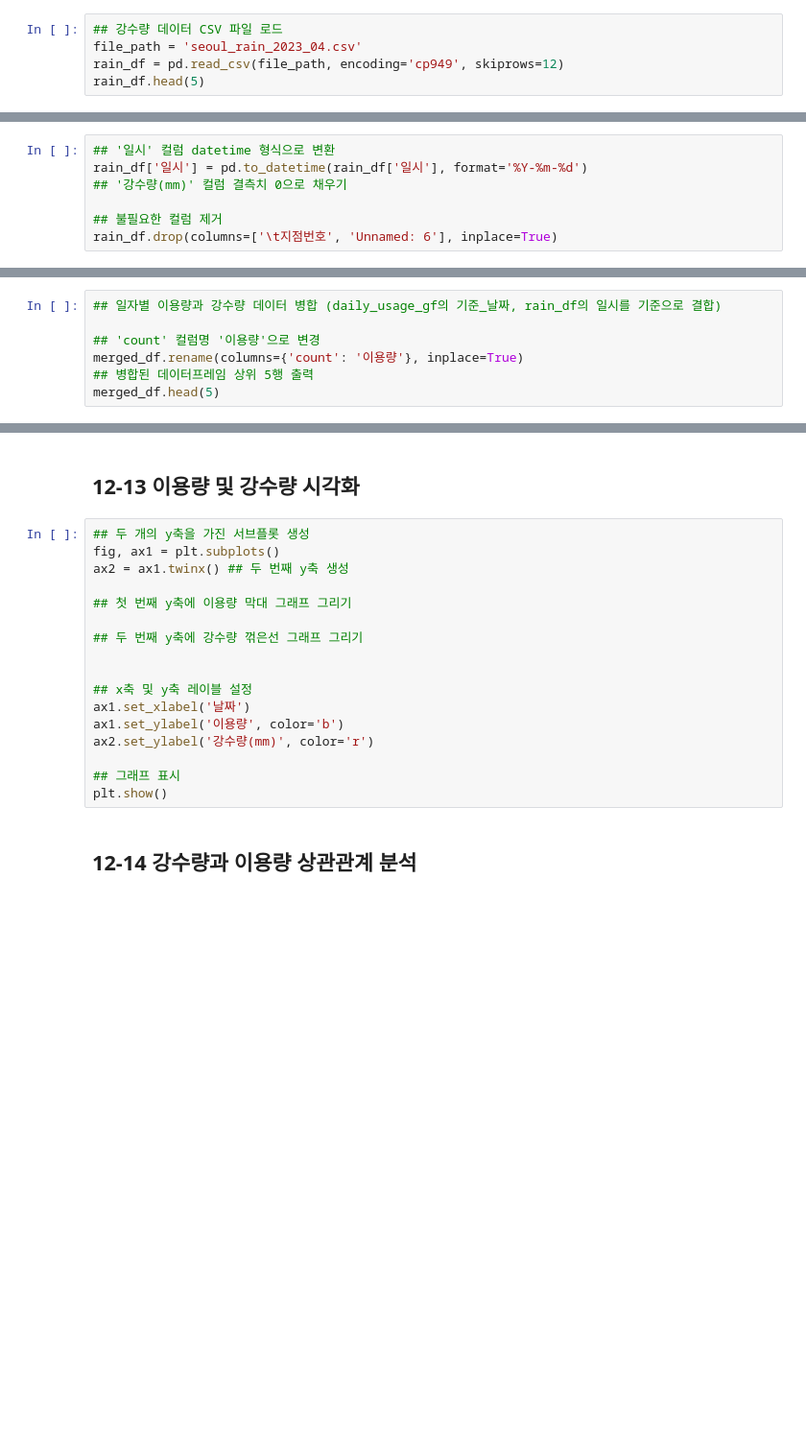
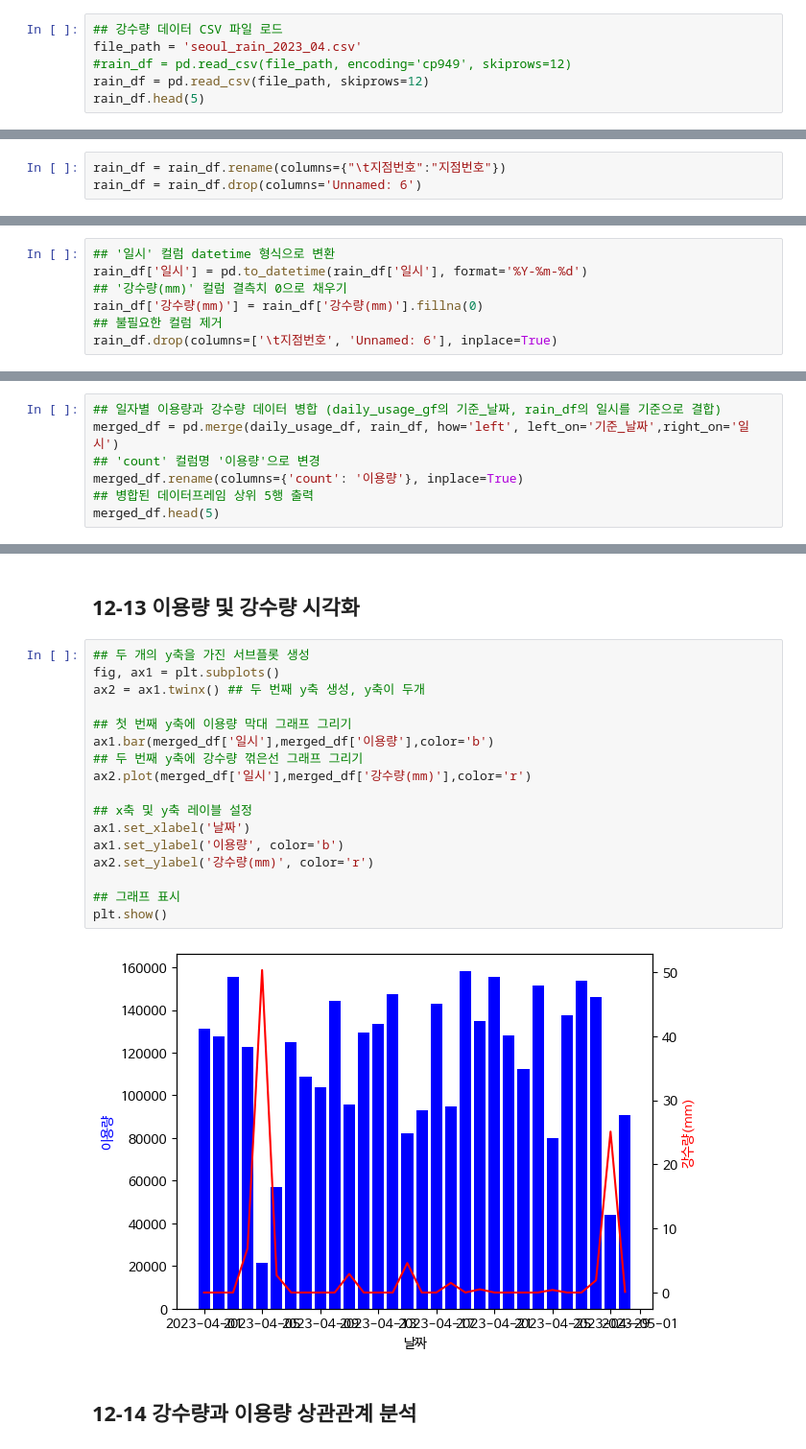
Before and after one commit to JOYCE1216/Data-Analysis-with-Open-Source, a Jupyter notebook: 오픈소스_데이터_분석_12강.ipynb, the cells around one changed output, grey strips where cells are left out. Shown at 96% size. Cells and saved outputs as stored; diff of their text form; blank space fills up the shorter version.

```diff
--- a/오픈소스_데이터_분석_12강.ipynb
+++ b/오픈소스_데이터_분석_12강.ipynb
@@ -271,5 +346,6 @@ plt.show()
 # %%
 ## 강수량 데이터 CSV 파일 로드
 file_path = 'seoul_rain_2023_04.csv'
-rain_df = pd.read_csv(file_path, encoding='cp949', skiprows=12)
+#rain_df = pd.read_csv(file_path, encoding='cp949', skiprows=12)
+rain_df = pd.read_csv(file_path, skiprows=12)
 rain_df.head(5)
@@ -275,0 +359,3 @@ rain_df.head(5)
+# %%
+rain_df = rain_df.rename(columns={"\t지점번호":"지점번호"})
+rain_df = rain_df.drop(columns='Unnamed: 6')
@@ -279,14 +374,14 @@ rain_df.head(5)
 ## '일시' 컬럼 datetime 형식으로 변환
 rain_df['일시'] = pd.to_datetime(rain_df['일시'], format='%Y-%m-%d')
 ## '강수량(mm)' 컬럼 결측치 0으로 채우기
-
+rain_df['강수량(mm)'] = rain_df['강수량(mm)'].fillna(0)
 ## 불필요한 컬럼 제거
 rain_df.drop(columns=['\t지점번호', 'Unnamed: 6'], inplace=True)
 # %% [markdown]
 ## 12-12 일자별 이용량 데이터와 강수량 데이터 병합
 # %%
 ## 일자별 이용량과 강수량 데이터 병합 (daily_usage_gf의 기준_날짜, rain_df의 일시를 기준으로 결합)
-
+merged_df = pd.merge(daily_usage_df, rain_df, how='left', left_on='기준_날짜',right_on='일시')
 ## 'count' 컬럼명 '이용량'으로 변경
 merged_df.rename(columns={'count': '이용량'}, inplace=True)
 ## 병합된 데이터프레임 상위 5행 출력
@@ -296,20 +398,22 @@ merged_df.head(5)
 # %%
 ## 두 개의 y축을 가진 서브플롯 생성
 fig, ax1 = plt.subplots()
-ax2 = ax1.twinx() ## 두 번째 y축 생성
+ax2 = ax1.twinx() ## 두 번째 y축 생성, y축이 두개
 
 ## 첫 번째 y축에 이용량 막대 그래프 그리기
-
+ax1.bar(merged_df['일시'],merged_df['이용량'],color='b')
 ## 두 번째 y축에 강수량 꺾은선 그래프 그리기
-
+ax2.plot(merged_df['일시'],merged_df['강수량(mm)'],color='r')
 
 ## x축 및 y축 레이블 설정
 ax1.set_xlabel('날짜')
 ax1.set_ylabel('이용량', color='b')
 ax2.set_ylabel('강수량(mm)', color='r')
 
 ## 그래프 표시
 plt.show()
+# %% [output]
+[figure, added]
 # %% [markdown]
 ## 12-14 강수량과 이용량 상관관계 분석
 # %%
```
Also changed, not shown: parts of 12 cells of this notebook.
